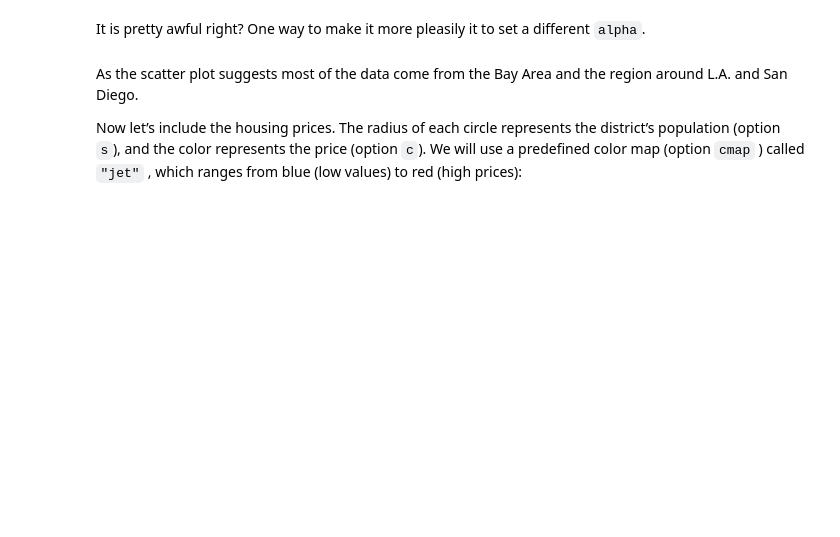
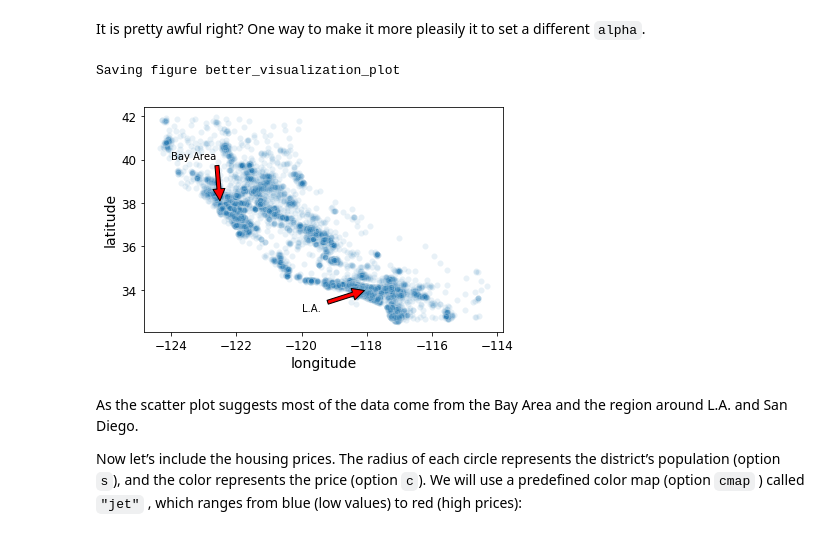
Before and after one commit to acalio/Data-Mining-Course, a Jupyter notebook: Lecture 5/Lecture 5.ipynb, the cells around one changed output. Drawn from its saved outputs; the diff is of its cells as text; code cells hidden in the pictures; blank space fills up the shorter version.

```diff
--- a/Lecture 5/Lecture 5.ipynb
+++ b/Lecture 5/Lecture 5.ipynb
@@ -341,13 +442,16 @@ One way to make it more pleasily it to set a different ``alpha``.
 # %%
 import seaborn as sns
 ax = sns.scatterplot(data=housing, x="longitude", y="latitude", alpha=0.1)
 ax.annotate('Bay Area', xy=(-122.5, 38), xytext=(-124,40 ), xycoords='data',
             arrowprops=dict(facecolor='red', shrink=0.05),
             )
 ax.annotate('L.A. ', xy=(-118, 34), xytext=(-120,33), xycoords='data',
             arrowprops=dict(facecolor='red', shrink=0.05),
             )
-#save_fig("better_visualization_plot")
+save_fig("better_visualization_plot")
+# %% [output]
+Saving figure better_visualization_plot
+[figure, added]
 # %% [markdown]
 As the scatter plot suggests most of the data come from the Bay Area and the region around L.A. and San Diego.
 
```
Also changed, not shown: parts of 85 cells of this notebook, 4 other files.
